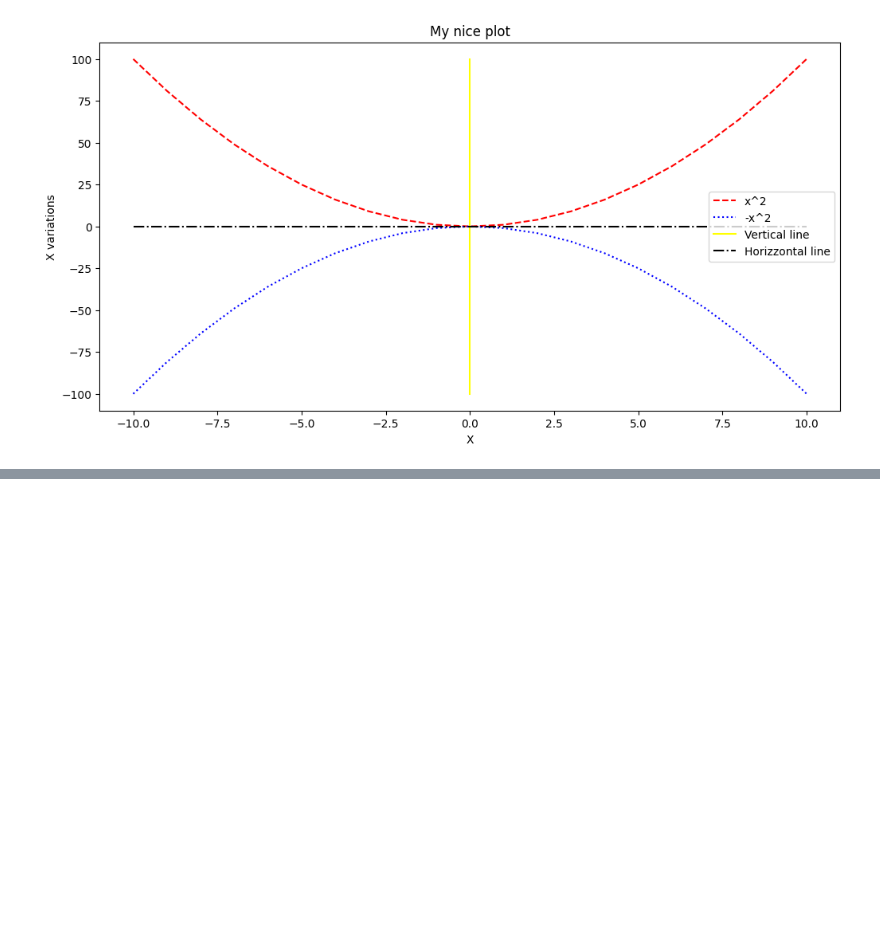
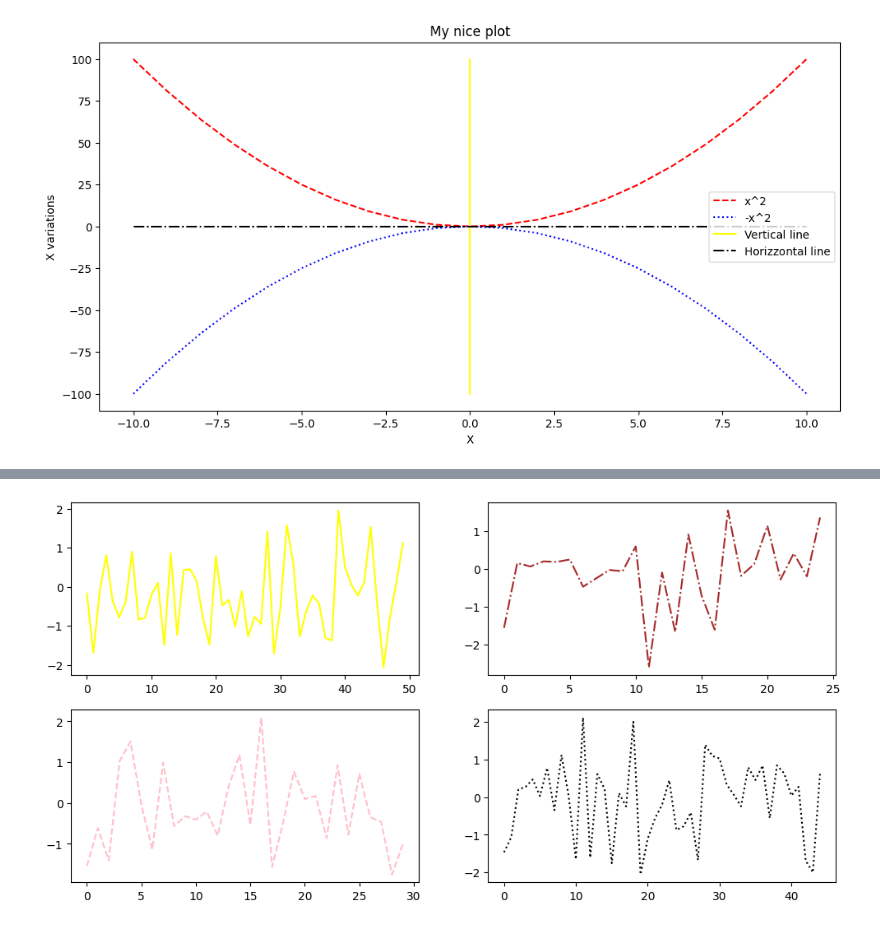
Before and after one commit to Rubieskyama/data-cleaning, a Jupyter notebook: More_Visualzations.ipynb, the cells around one changed output, grey strips where cells are left out. Drawn from its saved outputs; the diff is of its cells as text; code cells hidden in the pictures; blank space fills up the shorter version.

```diff
--- a/More_Visualzations.ipynb
+++ b/More_Visualzations.ipynb
@@ -48,0 +62,9 @@ fig
+# %%
+ax1.plot(np.random.randn(50),color='yellow')
+ax2.plot(np.random.randn(25),color='brown',linestyle='dashdot')
+ax3.plot(np.random.randn(30),color='pink',linestyle='dashed')
+ax4.plot(np.random.randn(45),color='black',linestyle='dotted')
+
+fig
+# %% [output]
+[figure, added]
```
Also changed, not shown: parts of 2 cells of this notebook.
